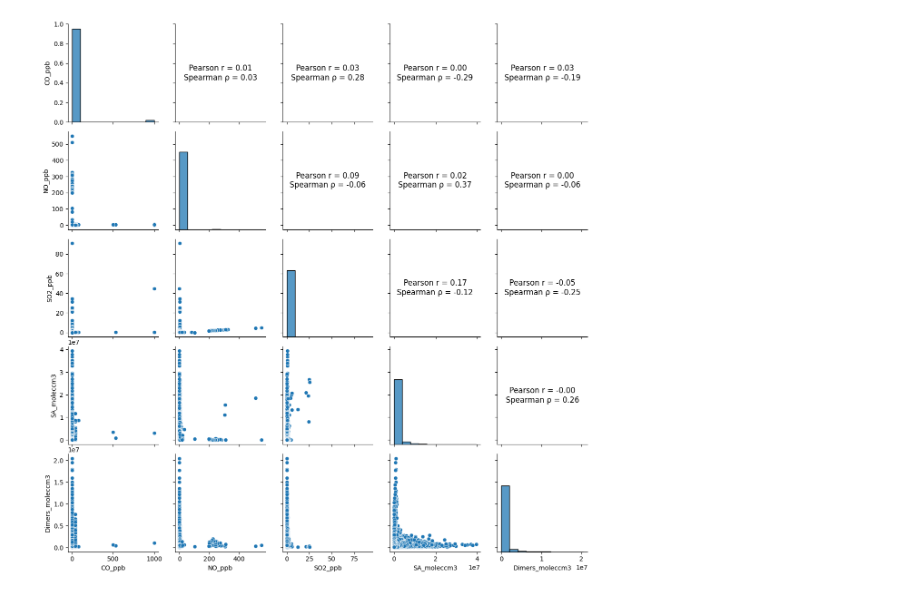
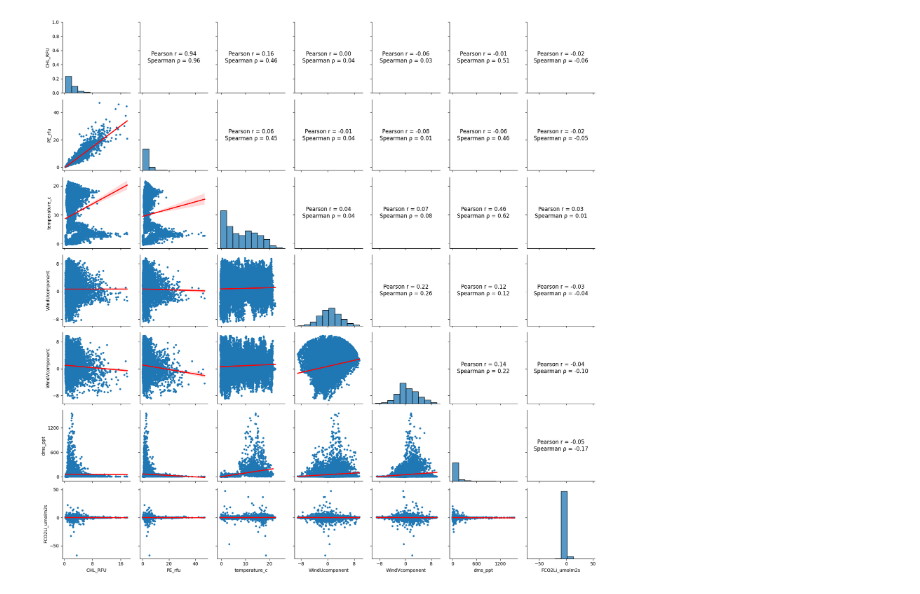
Before and after one commit to drohal3/ATMDP-003_marine, a Jupyter notebook: notebooks/combined_explain.ipynb, the cells around one changed output. Saved outputs shown, nothing was run; the diff lists cells and outputs as text; code cells hidden in the pictures.

Commit message:
scatter explain init

```diff
--- a/notebooks/combined_explain.ipynb
+++ b/notebooks/combined_explain.ipynb
@@ -3,7 +3,10 @@ import pandas as pd
 import seaborn as sns
 import matplotlib.pyplot as plt
 from pathlib import Path
+import matplotlib.ticker as mticker
 
+
+NON_NUMERIC = ["season"]
 
 COMBINED_PATH = "../local/Tvarminne/combined/combined.csv"
 
@@ -13,20 +16,28 @@ GROUP_MAP_KEY_ORIGINAL = "original"
 GROUP_MAP_KEY_NEW = "new"
 
 GROUP_MAP = {
-    "Dominik" : ["CO_ppb", "NO_ppb", "SO2_ppb","SA_moleccm3","Dimers_moleccm3"]
+    "Dominik" : ["CO_ppb", "NO_ppb", "SO2_ppb","SA_moleccm3","Dimers_moleccm3"],
+    "Areeb" : ["salinity_psu", "TDS_mgl", "Reagents_moleccm3", "FCO2Li_umolm2s", "temperature_c"],
+    "marineaurora1": ["CHL_RFU", "PE_rfu", "OD_mgl", "temperature_c", "PAR2_wm2"],
+    "marineaurora2": ["CHL_RFU", "PE_rfu", "temperature_c", "WindUcomponent", "WindVcomponent", "dms_ppt", "FCO2Li_umolm2s"],
+    "meteojeni1": ["WindUcomponent", "WindVcomponent", "turbidity_fnu", "CHL_RFU", "PE_rfu"],
+    "meteojeni2": ["WindUcomponent", "WindVcomponent", "dms_ppt", ],
+
 }
+
+print(df.columns)
 
 print(df.index.dtype)
 
-df_subset_columns = GROUP_MAP.get("Dominik", [])
+df_subset_columns = GROUP_MAP.get("marineaurora2", [])
 
 print(df_subset_columns)
 
-df_subset = df[GROUP_MAP["Dominik"]]
+df_subset = df[df_subset_columns]
 
 def corrfunc(x, y, **kws):
-    r_pearson = x.corr(y, method="pearson"),
-    r_spearman = x.corr(y, method="spearman")
+    r_pearson = float(x.corr(y, method="pearson"))
+    r_spearman = float(x.corr(y, method="spearman"))
 
     ax = plt.gca()
     ax.annotate(f"Pearson r = {r_pearson:.2f}\nSpearman ρ = {r_spearman:.2f}",
@@ -36,9 +47,54 @@ def corrfunc(x, y, **kws):
                 va='center',
                 fontsize=12)
 
+def scatter_reg(x, y, **kwargs):
+    ax = plt.gca()
+
+    # Scatter plot
+    sns.scatterplot(
+        x=x, y=y, ax=ax,
+        alpha=1,
+        size=1,
+        edgecolor="none",
+        **kwargs
+    )
+
+    # Regression line
+    sns.regplot(
+        x=x,
+        y=y,
+        ax=ax,
+        scatter=False,
+        line_kws={"color": "red"}
+    )
+
+    # Log scale (apply only if values are positive)
+    # ax.set_xscale("log")
+    # ax.set_yscale("log")
+
+    ax.xaxis.set_major_locator(
+        mticker.MaxNLocator(nbins=3)
+    )
+
+    ax.yaxis.set_major_locator(
+        mticker.MaxNLocator(nbins=3)
+    )
+
+    ax.xaxis.set_major_formatter(mticker.ScalarFormatter())
+    ax.yaxis.set_major_formatter(mticker.ScalarFormatter())
+
+    # ax.xaxis.set_major_locator(
+    #     mticker.LogLocator(numticks=5)
+    # )
+    # ax.yaxis.set_major_locator(
+    #     mticker.LogLocator(numticks=5)
+    # )
+
+print(df_subset.head())
 g = sns.PairGrid(df_subset)
 g.map_upper(corrfunc)          # correlation in upper triangle
-g.map_lower(sns.scatterplot)   # scatterplots
+g.map_lower(scatter_reg)
+# g.map_lower(sns.scatterplot)   # scatterplots
 g.map_diag(sns.histplot, bins=10)       # distributions
 
 plt.show()
@@ -60 +131 @@ datetime64[s]
-[figure, old version]
+[figure, new version]
```
Also changed, not shown: parts of 1 cell of this notebook, 1 other file.
